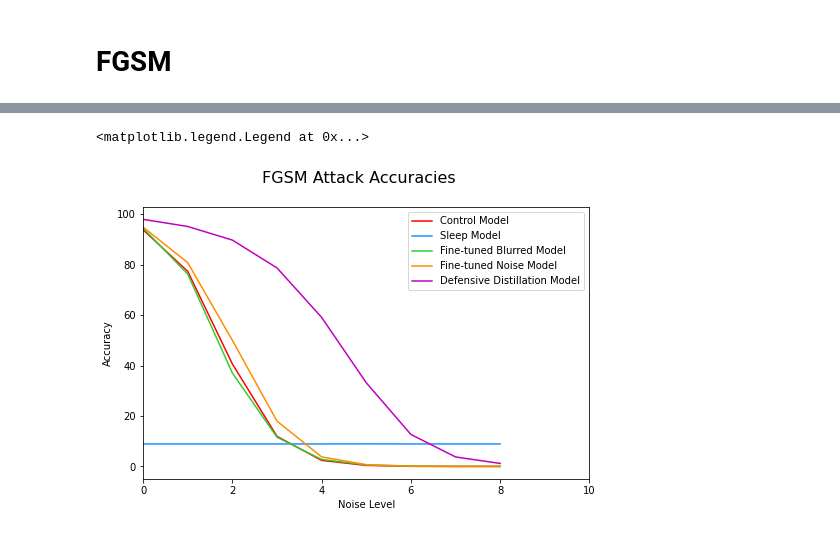
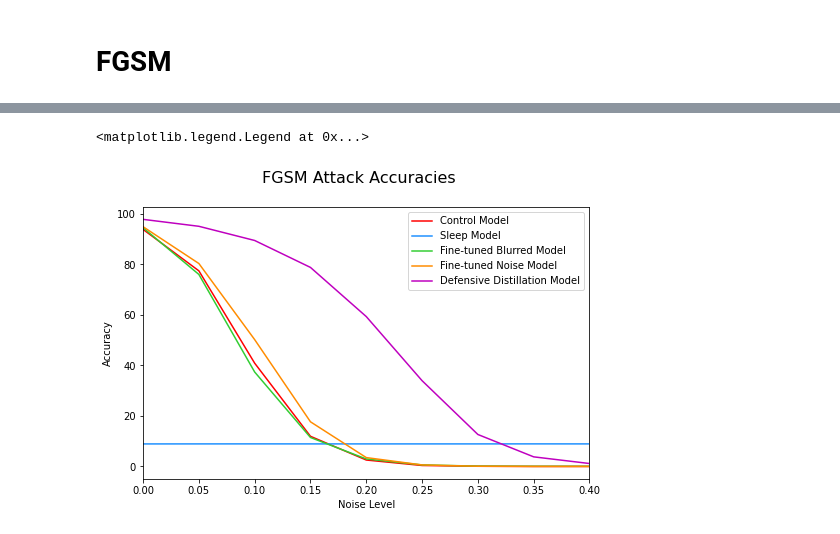
Before and after one commit to DuckShyamalan/Biologically-Inspired-Sleep-Algorithm, a Jupyter notebook: Distortions_and_FGSM.ipynb, the cells around one changed output, grey strips where cells are left out. Saved outputs shown, nothing was run; the diff lists cells and outputs as text; code cells hidden in the pictures.

```diff
--- a/Distortions_and_FGSM.ipynb
+++ b/Distortions_and_FGSM.ipynb
@@ -579,17 +627,17 @@ Accuracy of the testset:  0.012
 # %%
 fig = plt.figure(figsize=(8,5))
 fig.suptitle('FGSM Attack Accuracies', fontsize=16)
 ax = fig.add_subplot(111)
-ax.plot([i*100 for i in fgsm_control], color="red", label="Control Model")
-ax.plot([i*100 for i in fgsm_sleep], color='dodgerblue', label="Sleep Model")
-ax.plot([i*100 for i in fgsm_ftblur], color="limegreen", label="Fine-tuned Blurred Model")
-ax.plot([i*100 for i in fgsm_ftnoise], color="darkorange", label="Fine-tuned Noise Model")
-ax.plot([i*100 for i in fgsm_defdist], color='m', label="Defensive Distillation Model")
+ax.plot(epsilons,[i*100 for i in fgsm_control], color="red", label="Control Model")
+ax.plot(epsilons,[i*100 for i in fgsm_sleep], color='dodgerblue', label="Sleep Model")
+ax.plot(epsilons,[i*100 for i in fgsm_ftblur], color="limegreen", label="Fine-tuned Blurred Model")
+ax.plot(epsilons,[i*100 for i in fgsm_ftnoise], color="darkorange", label="Fine-tuned Noise Model")
+ax.plot(epsilons,[i*100 for i in fgsm_defdist], color='m', label="Defensive Distillation Model")
 ax.set_xlabel("Noise Level")
 ax.set_ylabel("Accuracy")
-ax.set_xlim(xmin=0.0, xmax=10)
+ax.set_xlim(xmin=0.0, xmax=0.4)
 #ax.legend(loc="upper right", bbox_to_anchor=(1.4, 1))
 ax.legend()
 # %% [output]
 <matplotlib.legend.Legend at 0x...>
-[figure, old version]
+[figure, new version]
```
Also changed, not shown: parts of 8 cells of this notebook.
